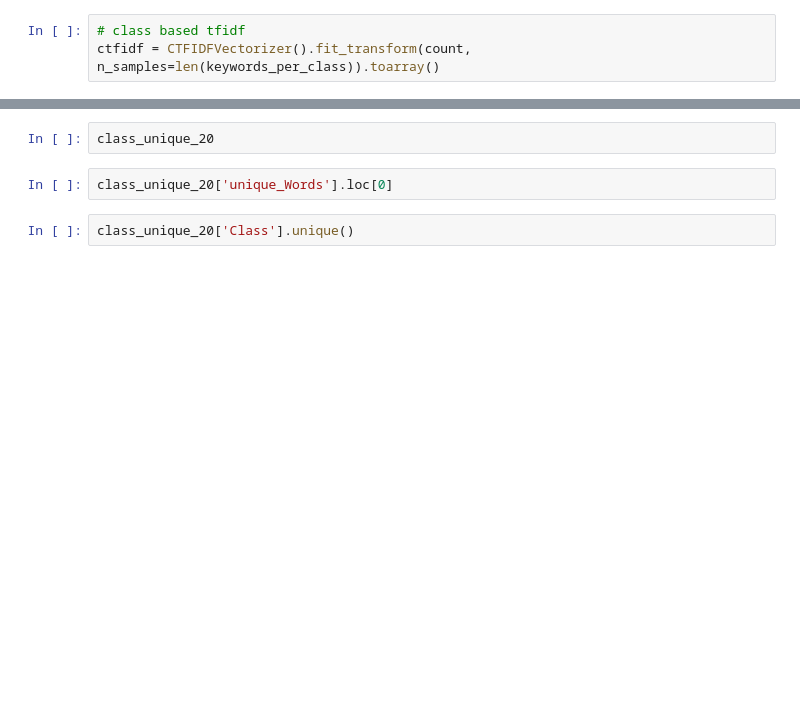
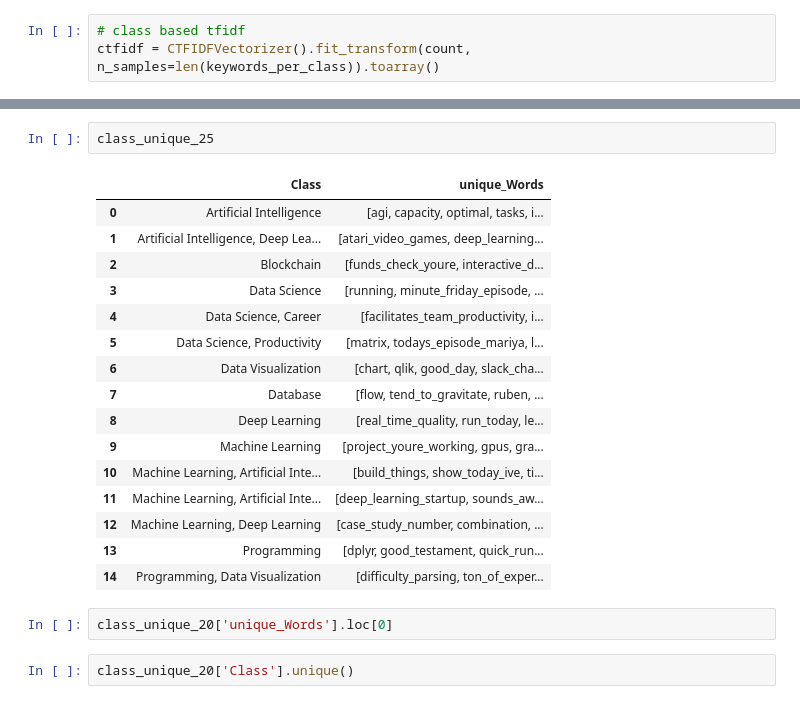
Before and after one commit to ashamaheshwari/SDS_podcast_analysis, a Jupyter notebook: notebooks/6. Keyword_Extraction.ipynb, the cells around one changed output, grey strips where cells are left out. Drawn from its saved outputs; the diff is of its cells as text; blank space fills up the shorter version.

```diff
--- a/notebooks/6. Keyword_Extraction.ipynb
+++ b/notebooks/6. Keyword_Extraction.ipynb
@@ -187,5 +287,22 @@ class_unique_20 = pd.DataFrame({'Class': keywords_per_class.Class, 'unique_Words
 # %%
-class_unique_20
+class_unique_25
+# %% [output]
+|  | Class | unique_Words |
+| 0 | Artificial Intelligence | [agi, capacity, optimal, tasks, i... |
+| 1 | Artificial Intelligence, Deep Lea... | [atari_video_games, deep_learning... |
+| 2 | Blockchain | [funds_check_youre, interactive_d... |
+| 3 | Data Science | [running, minute_friday_episode, ... |
+| 4 | Data Science, Career | [facilitates_team_productivity, i... |
+| 5 | Data Science, Productivity | [matrix, todays_episode_mariya, l... |
+| 6 | Data Visualization | [chart, qlik, good_day, slack_cha... |
+| 7 | Database | [flow, tend_to_gravitate, ruben, ... |
+| 8 | Deep Learning | [real_time_quality, run_today, le... |
+| 9 | Machine Learning | [project_youre_working, gpus, gra... |
+| 10 | Machine Learning, Artificial Inte... | [build_things, show_today_ive, ti... |
+| 11 | Machine Learning, Artificial Inte... | [deep_learning_startup, sounds_aw... |
+| 12 | Machine Learning, Deep Learning | [case_study_number, combination, ... |
+| 13 | Programming | [dplyr, good_testament, quick_run... |
+| 14 | Programming, Data Visualization | [difficulty_parsing, ton_of_exper... |
 # %%
 class_unique_20['unique_Words'].loc[0]
 # %%
```
Also changed, not shown: parts of 14 cells of this notebook, 1 other file.
